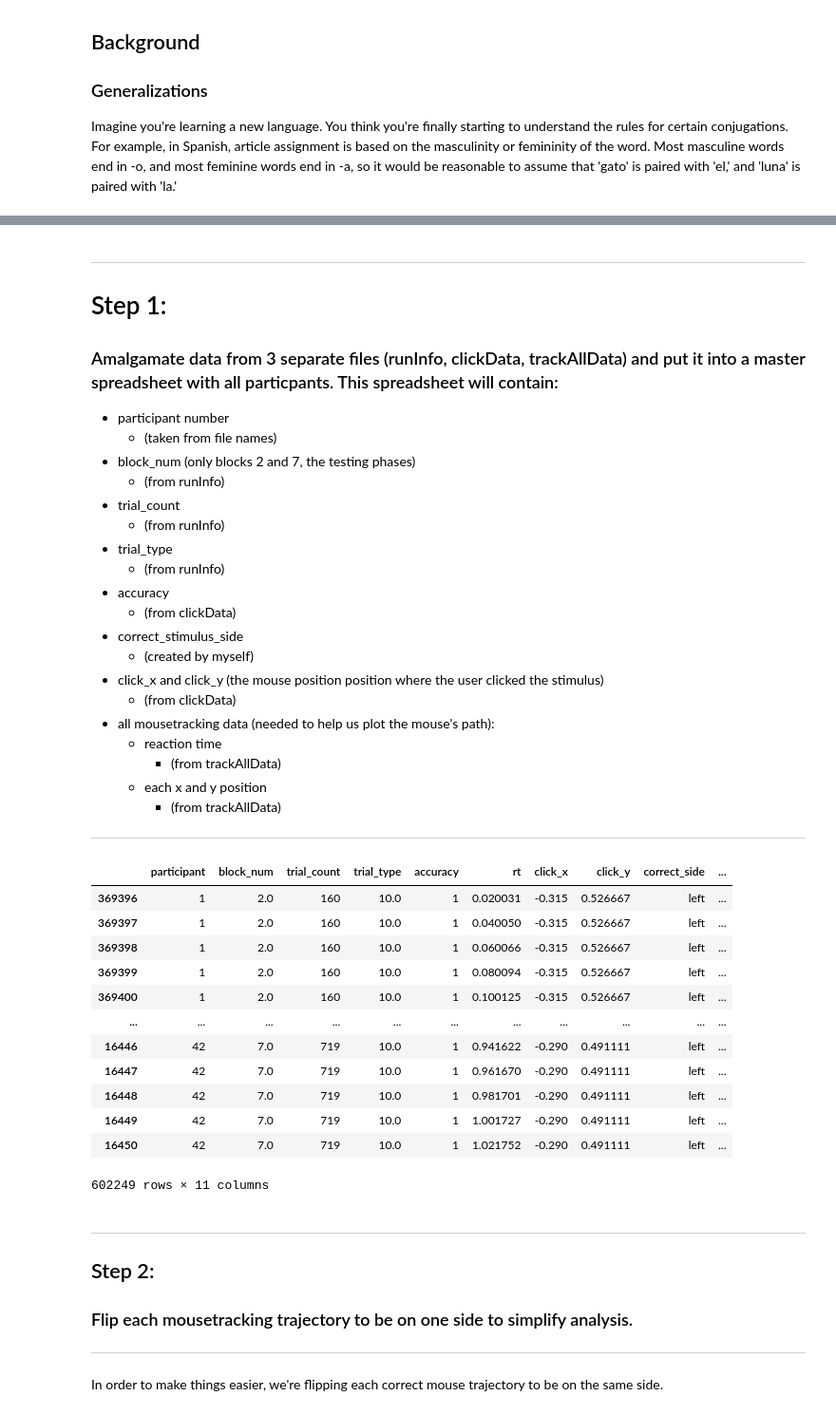
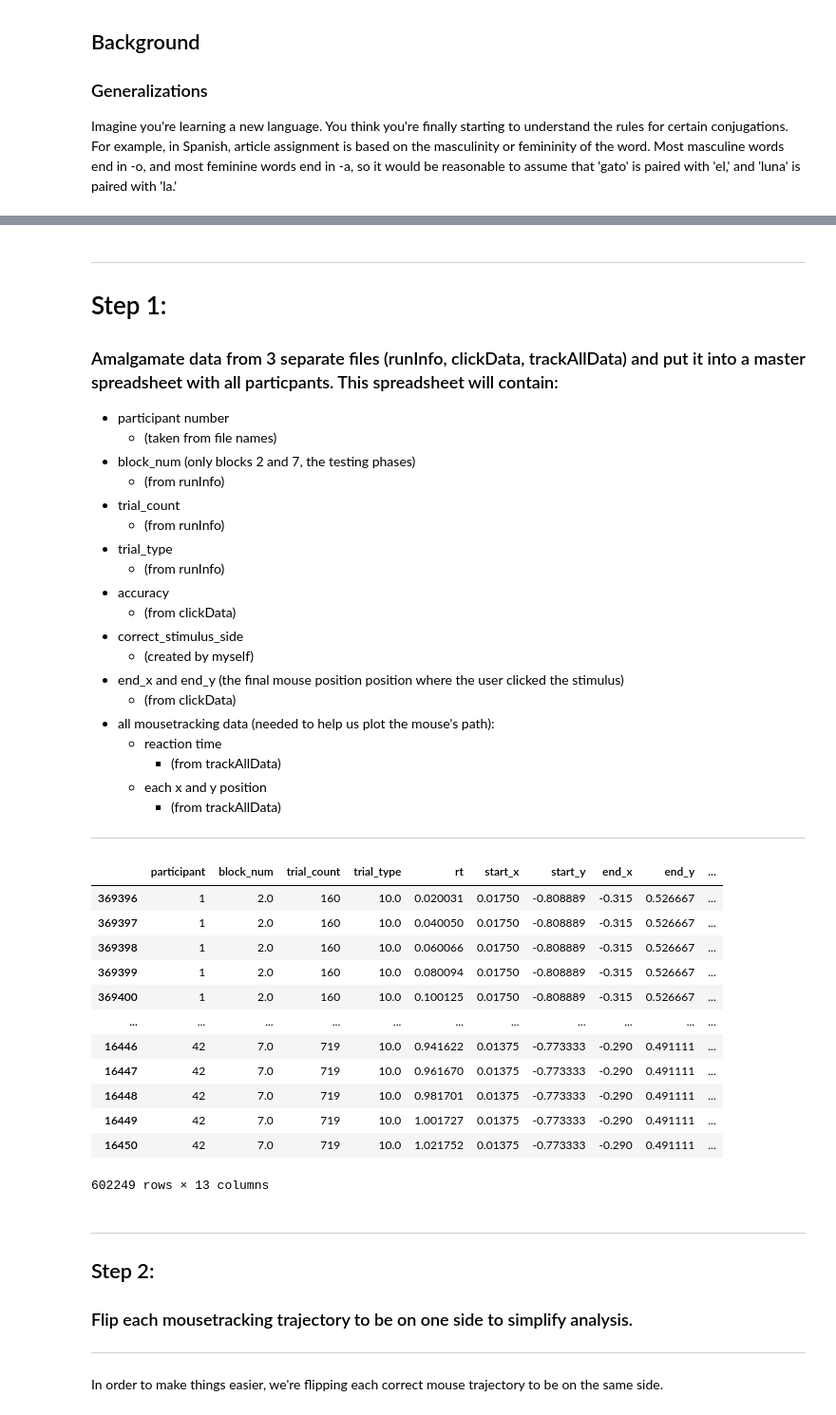
Before and after one commit to rrgreen77/bcog-final-abberzip-data-analysis, a Jupyter notebook: main.ipynb, the cells around one changed output, grey strips where cells are left out. Shown at 95% size. Saved outputs shown, nothing was run; the diff lists cells and outputs as text; code cells hidden in the pictures.

```diff
--- a/main.ipynb
+++ b/main.ipynb
@@ -67,7 +67,7 @@ __[Works Cited](https://github.com/rrgreen77/bcog-final-abberzip-data-analysis/e
     * (from clickData)
 * correct_stimulus_side
     * (created by myself)
-* click_x and click_y (the mouse position position where the user clicked the stimulus)
+* end_x and end_y (the final mouse position position where the user clicked the stimulus)
     * (from clickData)
 * all mousetracking data (needed to help us plot the mouse's path):
     * reaction time
@@ -133,8 +133,8 @@ def standardize_column_names(info_df, click_df, track_df):
 
     click_df.rename(columns={
         'trialCt': 'trial_count',
-        'pos_x': 'click_x',
-        'pos_y': 'click_y'
+        'pos_x': 'end_x',
+        'pos_y': 'end_y'
     }, inplace=True)
 
     track_df.rename(columns={
@@ -142,6 +142,27 @@ def standardize_column_names(info_df, click_df, track_df):
         'pos_x': 'track_x_pos',
         'pos_y' : 'track_y_pos'
     }, inplace=True)
+
+def start_end_positions(track_df):
+    """
+     Purpose:
+        Make columns for the start position of each trial
+    Args:
+        track_df. We are using track_df because this is the only data frame that contains where the user clicked first.
+    Returns:
+        pandas.DataFrame: a merged data frame with new columns added: 'start_x' and 'start_y'
+    """
+
+    # Sorting by trial_count and time within trial
+    track_df = track_df.sort_values(by=['trial_count', 'rt']).copy()
+
+    # Grouping by trial_count and extracting first and last positions based on sorted time
+    start_positions = track_df.groupby('trial_count').first().reset_index()
+
+    # Creating a new dataframe
+    positions_df = pd.DataFrame({'trial_count': start_positions['trial_count'], 'start_x': start_positions['track_x_pos'], 'start_y': start_positions['track_y_pos']})
+
+    return positions_df
 
 
 def find_correct_side(click_df):
@@ -153,8 +174,8 @@ def find_correct_side(click_df):
     Returns:
         pandas.DataFrame: a merged data frame with a new column added 'correct_side'
     """
-    # Merging the click_x and accuracy data together (both from click_df)
-    merged = pd.merge(click_df[['trial_count', 'click_x']], click_df[['trial_count', 'accuracy']], on='trial_count', how='left')
+    # Merging the end_x and accuracy data together (both from click_df)
+    merged = pd.merge(click_df[['trial_count', 'end_x']], click_df[['trial_count', 'accuracy']], on='trial_count', how='left')
 
     def determine_correct_stim_location(row):
         """
@@ -166,14 +187,14 @@ def find_correct_side(click_df):
             str: The side the correct stimulus is on, or 'unknown' if it cannot be determined
         """
         if row['accuracy'] == 1:
-            if row['click_x'] < 0: # If x is negative, correct stimulus is on the left
+            if row['end_x'] < 0: # If x is negative, correct stimulus is on the left
                 return 'left'
-            elif row['click_x'] > 0: # If x is positive, correct stimulus is on the right
+            elif row['end_x'] > 0: # If x is positive, correct stimulus is on the right
                 return 'right'
         if row['accuracy'] == 0:
-            if row['click_x'] < 0: # If wrong x is negative, correct side must be right
+            if row['end_x'] < 0: # If wrong x is negative, correct side must be right
                 return 'right'
-            elif row['click_x'] > 0: # If wrong x is positive, correct side must be left
+            elif row['end_x'] > 0: # If wrong x is positive, correct side must be left
                 return 'left'
         else:
             return 'unknown'
@@ -182,7 +203,7 @@ def find_correct_side(click_df):
     merged['correct_side'] = merged.apply(determine_correct_stim_location, axis=1)
     return merged[['trial_count', 'correct_side']]
 
-def merge_data_frames(info_df, click_df, track_df, correct_side_df):
+def merge_data_frames(info_df, click_df, track_df, correct_side_df, positions_df):
     """
     Purpose:
         Merges all the data frames that we already generated
@@ -192,7 +213,8 @@ def merge_data_frames(info_df, click_df, track_df, correct_side_df):
         pandas.DataFrame: a data frame that merges all the data we need
     """
     merged_df = pd.merge(track_df, info_df[['trial_count', 'block_num', 'trial_type']], on='trial_count', how='left')
-    merged_df = pd.merge(merged_df, click_df[['trial_count', 'accuracy', 'click_x', 'click_y']], on='trial_count', how='left')
+    merged_df = pd.merge(merged_df, click_df[['trial_count', 'accuracy', 'end_x', 'end_y']], on='trial_count', how='left')
+    merged_df = pd.merge(merged_df, positions_df, on='trial_count', how='left')
     merged_df = pd.merge(merged_df, correct_side_df, on='trial_count', how='left')
     return merged_df
 
@@ -206,7 +228,7 @@ def final_df_cleanup(master_df):
         pandas.DataFrame: a cleaned up, merged, concatenated data frame that combines all the data we need from all participants we need
     """
     # Deciding which columns are necessary for our analysis
-    columns_to_keep = ['participant', 'block_num', 'trial_count', 'trial_type', 'accuracy', 'rt', 'click_x', 'click_y', 'correct_side', 'track_x_pos', 'track_y_pos']
+    columns_to_keep = ['participant', 'block_num', 'trial_count', 'trial_type', 'accuracy', 'rt', 'end_x', 'end_y', 'correct_side', 'track_x_pos', 'track_y_pos']
     # Selecting all trackAllData columns because we need all of that info
     all_mouse_columns = [col for col in master_df.columns if any(x in col for x in ['track_x_pos', 'track_y_pos', 'rt'])]
     final_columns = list(set(columns_to_keep + all_mouse_columns))
@@ -228,7 +250,7 @@ def final_df_cleanup(master_df):
     final_df = final_df.sort_values(by=['participant', 'block_num', 'trial_count'])
 
     # Defining the order of the columns we actually want
-    desired_order = ['participant', 'block_num', 'trial_count', 'trial_type', 'accuracy', 'rt', 'click_x', 'click_y', 'correct_side', 'track_x_pos', 'track_y_pos']
+    desired_order = ['participant', 'block_num', 'trial_count', 'trial_type', 'rt', 'start_x', 'start_y', 'end_x', 'end_y', 'track_x_pos', 'track_y_pos', 'correct_side', 'accuracy']
     final_df = final_df[[col for col in desired_order if col in final_df.columns]]
 
     return final_df
@@ -262,47 +284,50 @@ def create_master_spreadsheet():
         # Clean up the variable names
         standardize_column_names(info_df, click_df, track_df)
 
         # Figure out what side the correct stimulus was on
         correct_side_df = find_correct_side(click_df)
 
+        # Mark start positions
+        positions_df = start_end_positions(track_df)
+
         # Merge all the data based on the variables they have in common
-        merged_df = merge_data_frames(info_df, click_df, track_df, correct_side_df)
+        merged_df = merge_data_frames(info_df, click_df, track_df, correct_side_df, positions_df)
         # Only look at blocks 2 and 7 (the testing blocks)
         merged_df = merged_df[merged_df['block_num'].isin([2, 7])]
 
         # Add the data we need to the empty list
         master_data.append(merged_df)
 
     # Adding all the data we gathered for each of the 42 participants into a large data frame
     master_df = pd.concat(master_data, ignore_index=True)
 
     # Doing final cleanup
     final_df = final_df_cleanup(master_df)
 
     # Saving as a .csv file
     final_df.to_csv('output/final_master_spreadsheet.csv', index=False)
 
     # Displaying a sample of the spreadsheet: first 5 rows, last 5 rows
     pd.set_option('display.max_columns', None)
     pd.set_option('display.width', 1500)
 
     return final_df
 
 create_master_spreadsheet()
 # %% [output]
-|  | participant | block_num | trial_count | trial_type | accuracy | rt | click_x | click_y | correct_side | ... |
-| 369396 | 1 | 2.0 | 160 | 10.0 | 1 | 0.020031 | -0.315 | 0.526667 | left | ... |
-| 369397 | 1 | 2.0 | 160 | 10.0 | 1 | 0.040050 | -0.315 | 0.526667 | left | ... |
-| 369398 | 1 | 2.0 | 160 | 10.0 | 1 | 0.060066 | -0.315 | 0.526667 | left | ... |
-| 369399 | 1 | 2.0 | 160 | 10.0 | 1 | 0.080094 | -0.315 | 0.526667 | left | ... |
-| 369400 | 1 | 2.0 | 160 | 10.0 | 1 | 0.100125 | -0.315 | 0.526667 | left | ... |
+|  | participant | block_num | trial_count | trial_type | rt | start_x | start_y | end_x | end_y | ... |
+| 369396 | 1 | 2.0 | 160 | 10.0 | 0.020031 | 0.01750 | -0.808889 | -0.315 | 0.526667 | ... |
+| 369397 | 1 | 2.0 | 160 | 10.0 | 0.040050 | 0.01750 | -0.808889 | -0.315 | 0.526667 | ... |
+| 369398 | 1 | 2.0 | 160 | 10.0 | 0.060066 | 0.01750 | -0.808889 | -0.315 | 0.526667 | ... |
+| 369399 | 1 | 2.0 | 160 | 10.0 | 0.080094 | 0.01750 | -0.808889 | -0.315 | 0.526667 | ... |
+| 369400 | 1 | 2.0 | 160 | 10.0 | 0.100125 | 0.01750 | -0.808889 | -0.315 | 0.526667 | ... |
 | ... | ... | ... | ... | ... | ... | ... | ... | ... | ... | ... |
-| 16446 | 42 | 7.0 | 719 | 10.0 | 1 | 0.941622 | -0.290 | 0.491111 | left | ... |
-| 16447 | 42 | 7.0 | 719 | 10.0 | 1 | 0.961670 | -0.290 | 0.491111 | left | ... |
-| 16448 | 42 | 7.0 | 719 | 10.0 | 1 | 0.981701 | -0.290 | 0.491111 | left | ... |
-| 16449 | 42 | 7.0 | 719 | 10.0 | 1 | 1.001727 | -0.290 | 0.491111 | left | ... |
-| 16450 | 42 | 7.0 | 719 | 10.0 | 1 | 1.021752 | -0.290 | 0.491111 | left | ... |
+| 16446 | 42 | 7.0 | 719 | 10.0 | 0.941622 | 0.01375 | -0.773333 | -0.290 | 0.491111 | ... |
+| 16447 | 42 | 7.0 | 719 | 10.0 | 0.961670 | 0.01375 | -0.773333 | -0.290 | 0.491111 | ... |
+| 16448 | 42 | 7.0 | 719 | 10.0 | 0.981701 | 0.01375 | -0.773333 | -0.290 | 0.491111 | ... |
+| 16449 | 42 | 7.0 | 719 | 10.0 | 1.001727 | 0.01375 | -0.773333 | -0.290 | 0.491111 | ... |
+| 16450 | 42 | 7.0 | 719 | 10.0 | 1.021752 | 0.01375 | -0.773333 | -0.290 | 0.491111 | ... |
-602249 rows × 11 columns
+602249 rows × 13 columns
 # %% [markdown]
 ***
 ## Step 2:
```
Also changed, not shown: parts of 8 cells of this notebook, 2 other files.
